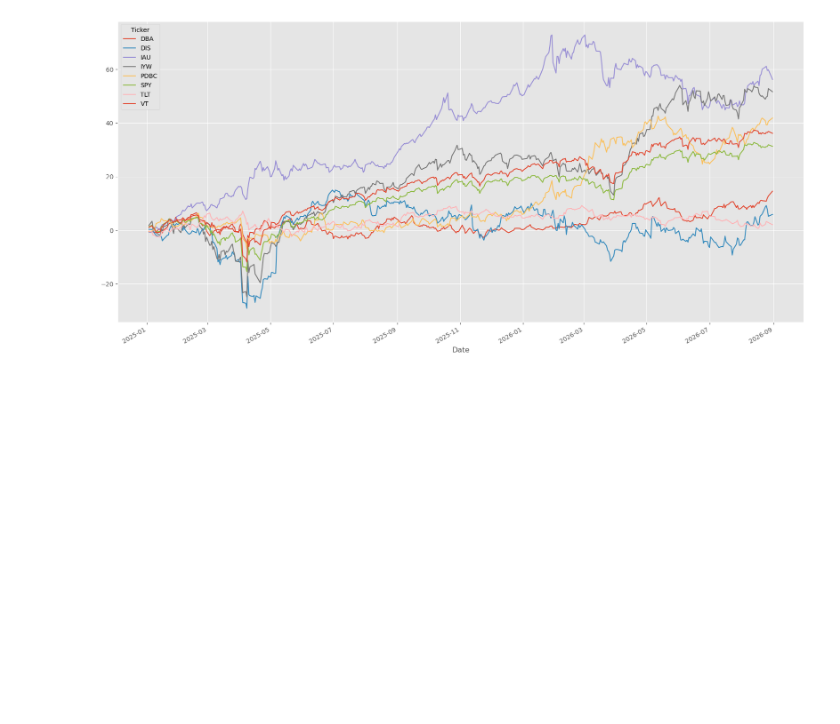
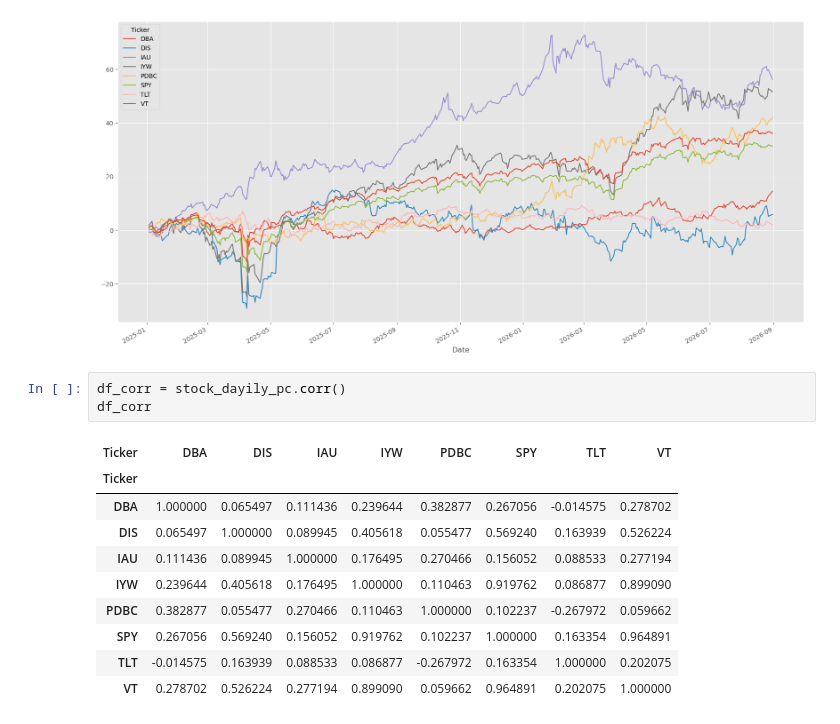
Before and after one commit to dev-innit/Financial-Data-Analysis-Project, a Jupyter notebook: base.ipynb, the cells around one changed output. Cells and saved outputs as stored; diff of their text form; blank space fills up the shorter version.

```diff
--- a/base.ipynb
+++ b/base.ipynb
@@ -429,3 +429,17 @@ stock_d_cr.plot(figsize=(20, 10))
 # %% [output]
 <Axes: xlabel='Date'>
 [figure]
+# %%
+df_corr = stock_dayily_pc.corr()
+df_corr
+# %% [output]
+| Ticker | DBA | DIS | IAU | IYW | PDBC | SPY | TLT | VT |
+| Ticker |  |  |  |  |  |  |  |  |
+| DBA | 1.000000 | 0.065497 | 0.111436 | 0.239644 | 0.382877 | 0.267056 | -0.014575 | 0.278702 |
+| DIS | 0.065497 | 1.000000 | 0.089945 | 0.405618 | 0.055477 | 0.569240 | 0.163939 | 0.526224 |
+| IAU | 0.111436 | 0.089945 | 1.000000 | 0.176495 | 0.270466 | 0.156052 | 0.088533 | 0.277194 |
+| IYW | 0.239644 | 0.405618 | 0.176495 | 1.000000 | 0.110463 | 0.919762 | 0.086877 | 0.899090 |
+| PDBC | 0.382877 | 0.055477 | 0.270466 | 0.110463 | 1.000000 | 0.102237 | -0.267972 | 0.059662 |
+| SPY | 0.267056 | 0.569240 | 0.156052 | 0.919762 | 0.102237 | 1.000000 | 0.163354 | 0.964891 |
+| TLT | -0.014575 | 0.163939 | 0.088533 | 0.086877 | -0.267972 | 0.163354 | 1.000000 | 0.202075 |
+| VT | 0.278702 | 0.526224 | 0.277194 | 0.899090 | 0.059662 | 0.964891 | 0.202075 | 1.000000 |
```
